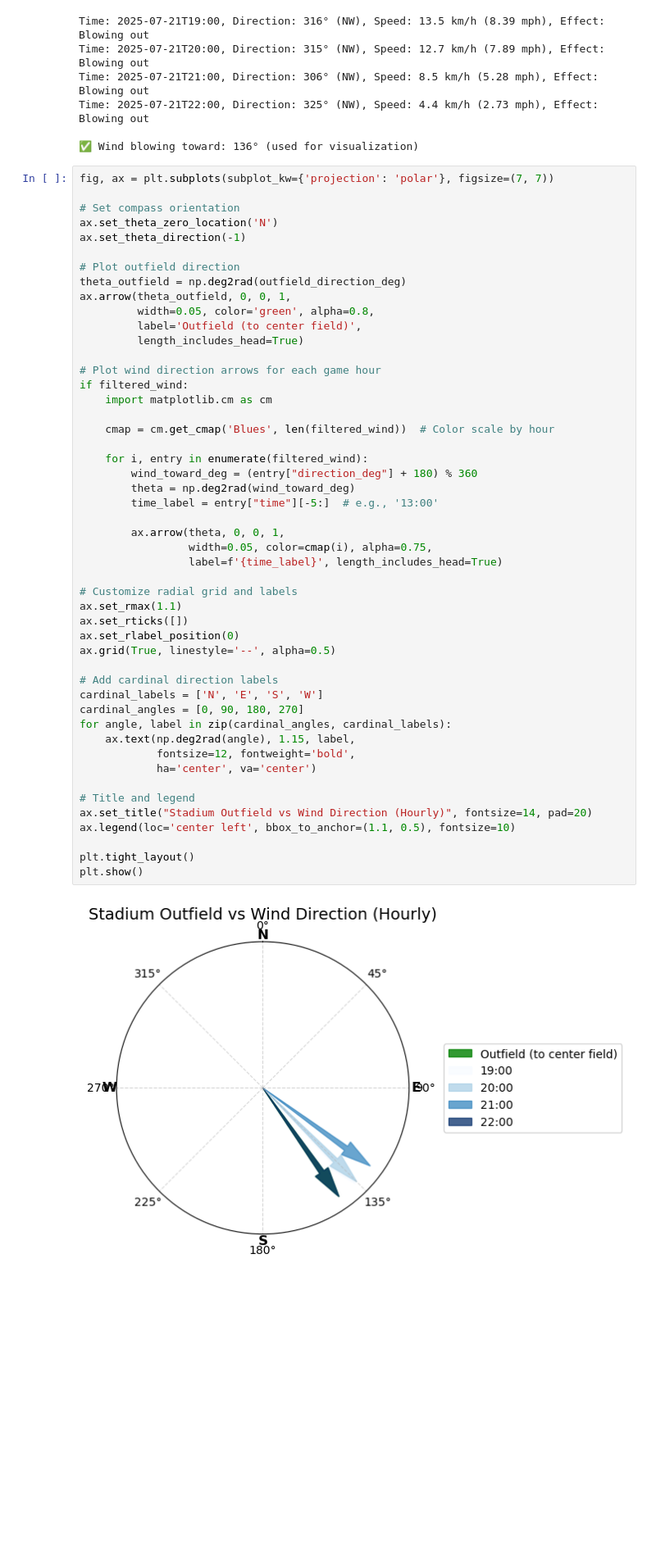
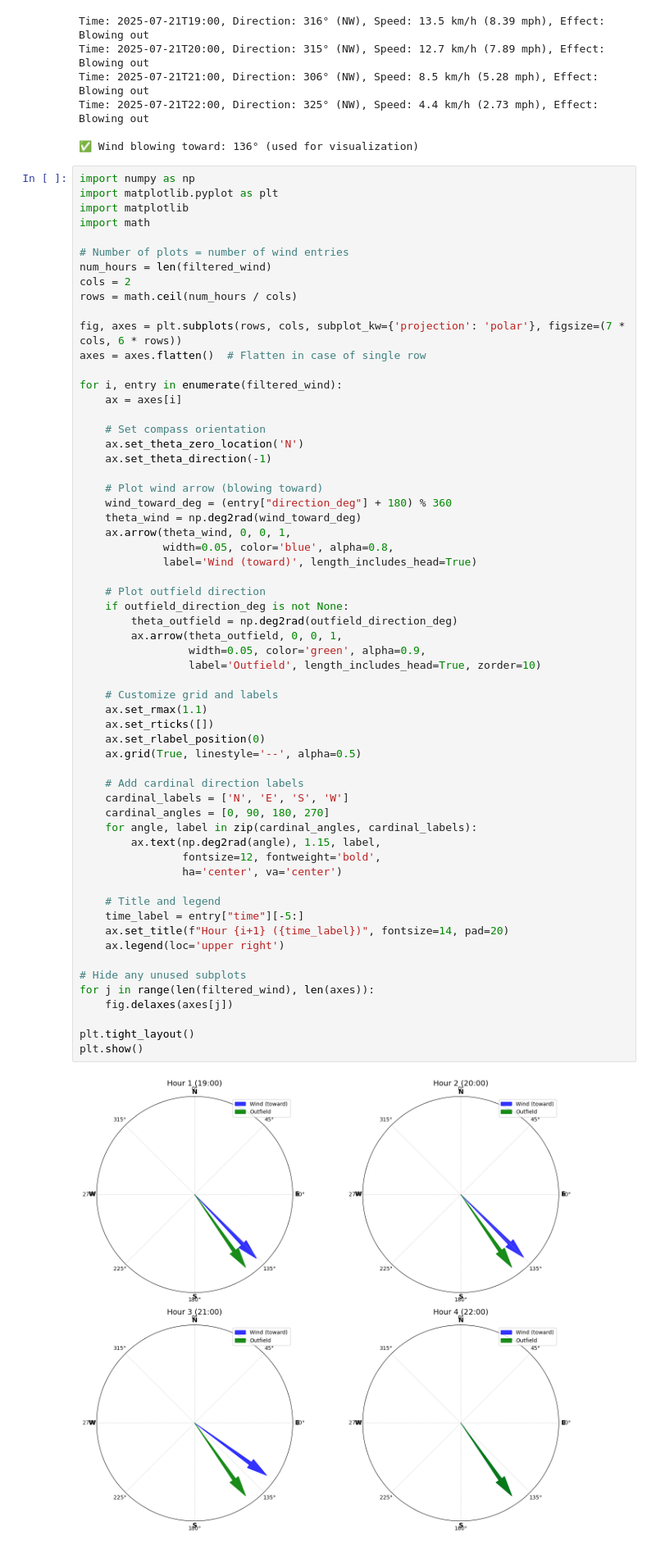
Before and after one commit to rpatel12438/mlb-wind-correlation, a Jupyter notebook: MLBwindCorrelation.ipynb, the cells around one changed output. Shown at 82% size. Drawn from its saved outputs; the diff is of its cells as text; blank space fills up the shorter version.

Commit message:
Instead of plotting all 4 hours on same graph, made 4 different graphs to show relationships

```diff
--- a/MLBwindCorrelation.ipynb
+++ b/MLBwindCorrelation.ipynb
@@ -221,53 +221,64 @@ Time: 2025-07-21T22:00, Direction: 325° (NW), Speed: 4.4 km/h (2.73 mph), Effec
 
 ✅ Wind blowing toward: 136° (used for visualization)
 # %%
-fig, ax = plt.subplots(subplot_kw={'projection': 'polar'}, figsize=(7, 7))
+import numpy as np
+import matplotlib.pyplot as plt
+import matplotlib
+import math
 
-# Set compass orientation
-ax.set_theta_zero_location('N')
-ax.set_theta_direction(-1)
+# Number of plots = number of wind entries
+num_hours = len(filtered_wind)
+cols = 2
+rows = math.ceil(num_hours / cols)
 
-# Plot outfield direction
-theta_outfield = np.deg2rad(outfield_direction_deg)
-ax.arrow(theta_outfield, 0, 0, 1,
-         width=0.05, color='green', alpha=0.8,
-         label='Outfield (to center field)',
-         length_includes_head=True)
+fig, axes = plt.subplots(rows, cols, subplot_kw={'projection': 'polar'}, figsize=(7 * cols, 6 * rows))
+axes = axes.flatten()  # Flatten in case of single row
 
-# Plot wind direction arrows for each game hour
-if filtered_wind:
-    import matplotlib.cm as cm
+for i, entry in enumerate(filtered_wind):
+    ax = axes[i]
 
-    cmap = cm.get_cmap('Blues', len(filtered_wind))  # Color scale by hour
+    # Set compass orientation
+    ax.set_theta_zero_location('N')
+    ax.set_theta_direction(-1)
 
-    for i, entry in enumerate(filtered_wind):
-        wind_toward_deg = (entry["direction_deg"] + 180) % 360
-        theta = np.deg2rad(wind_toward_deg)
-        time_label = entry["time"][-5:]  # e.g., '13:00'
+    # Plot wind arrow (blowing toward)
+    wind_toward_deg = (entry["direction_deg"] + 180) % 360
+    theta_wind = np.deg2rad(wind_toward_deg)
+    ax.arrow(theta_wind, 0, 0, 1,
+             width=0.05, color='blue', alpha=0.8,
+             label='Wind (toward)', length_includes_head=True)
 
-        ax.arrow(theta, 0, 0, 1,
-                 width=0.05, color=cmap(i), alpha=0.75,
-                 label=f'{time_label}', length_includes_head=True)
+    # Plot outfield direction
+    if outfield_direction_deg is not None:
+        theta_outfield = np.deg2rad(outfield_direction_deg)
+        ax.arrow(theta_outfield, 0, 0, 1,
+                 width=0.05, color='green', alpha=0.9,
+                 label='Outfield', length_includes_head=True, zorder=10)
 
-# Customize radial grid and labels
-ax.set_rmax(1.1)
-ax.set_rticks([])
-ax.set_rlabel_position(0)
-ax.grid(True, linestyle='--', alpha=0.5)
+    # Customize grid and labels
+    ax.set_rmax(1.1)
+    ax.set_rticks([])
+    ax.set_rlabel_position(0)
+    ax.grid(True, linestyle='--', alpha=0.5)
 
-# Add cardinal direction labels
-cardinal_labels = ['N', 'E', 'S', 'W']
-cardinal_angles = [0, 90, 180, 270]
-for angle, label in zip(cardinal_angles, cardinal_labels):
-    ax.text(np.deg2rad(angle), 1.15, label,
-            fontsize=12, fontweight='bold',
-            ha='center', va='center')
+    # Add cardinal direction labels
+    cardinal_labels = ['N', 'E', 'S', 'W']
+    cardinal_angles = [0, 90, 180, 270]
+    for angle, label in zip(cardinal_angles, cardinal_labels):
+        ax.text(np.deg2rad(angle), 1.15, label,
+                fontsize=12, fontweight='bold',
+                ha='center', va='center')
 
-# Title and legend
-ax.set_title("Stadium Outfield vs Wind Direction (Hourly)", fontsize=14, pad=20)
-ax.legend(loc='center left', bbox_to_anchor=(1.1, 0.5), fontsize=10)
+    # Title and legend
+    time_label = entry["time"][-5:]
+    ax.set_title(f"Hour {i+1} ({time_label})", fontsize=14, pad=20)
+    ax.legend(loc='upper right')
+
+# Hide any unused subplots
+for j in range(len(filtered_wind), len(axes)):
+    fig.delaxes(axes[j])
 
 plt.tight_layout()
 plt.show()
 # %% [output]
-[figure, old version]
+[figure, new version]
```
